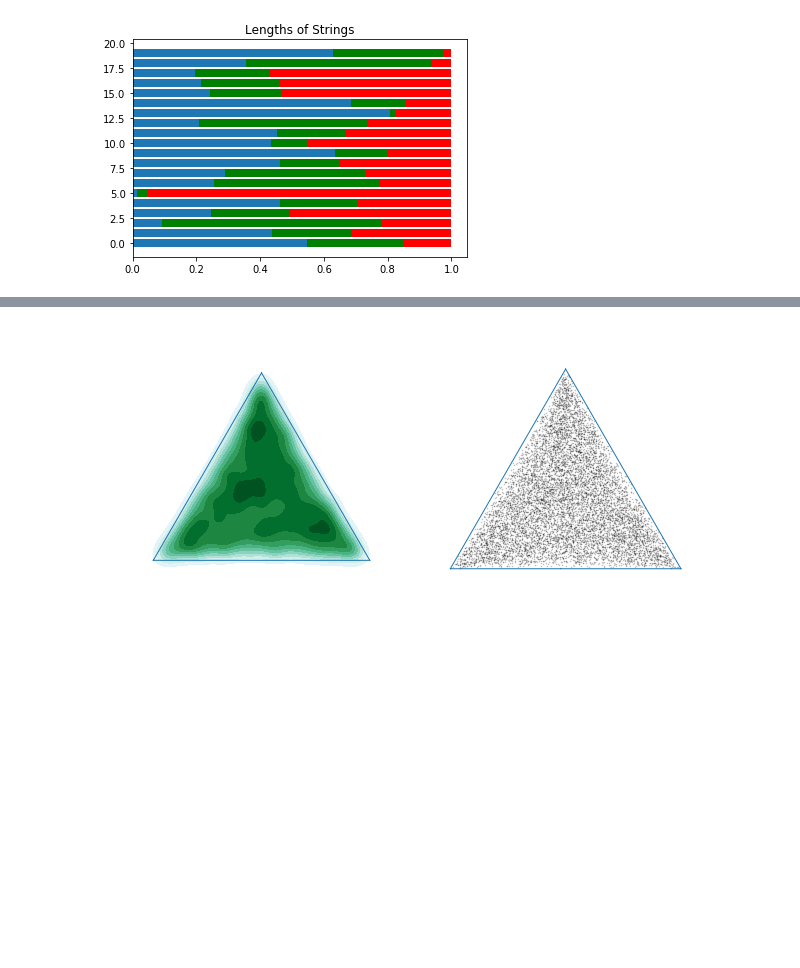
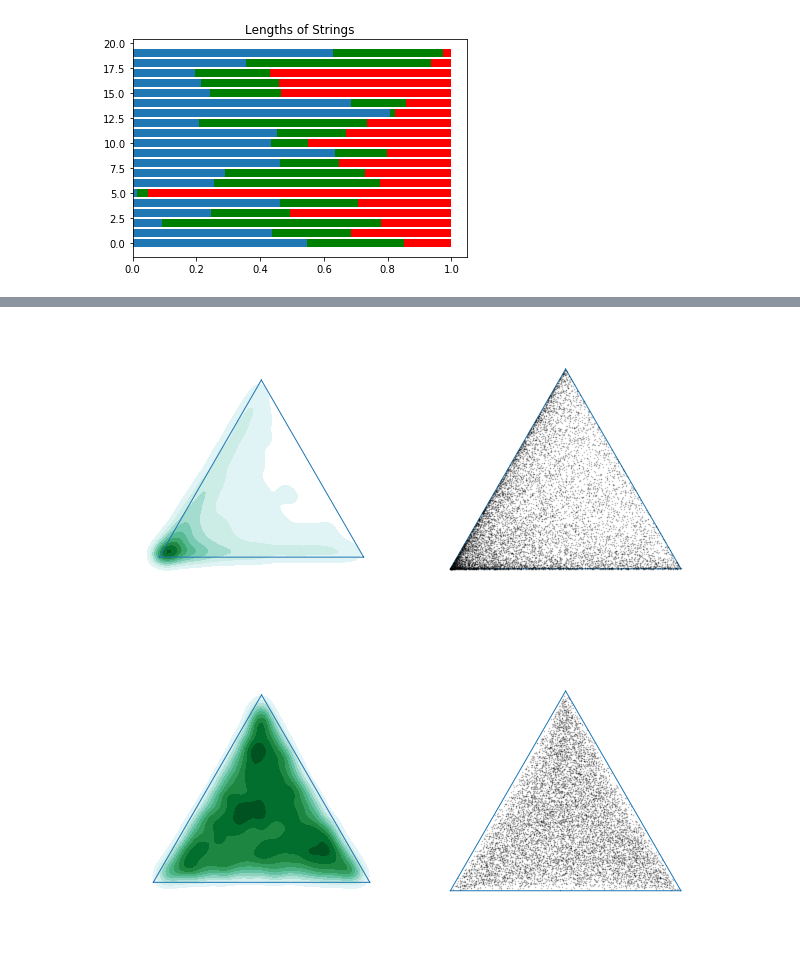
Before and after one commit to junpenglao/Planet_Sakaar_Data_Science, a Jupyter notebook: Miscellaneous/Softmax normal compare with Dirichlet.ipynb, the cells around one changed output, grey strips where cells are left out. Saved outputs shown, nothing was run; the diff lists cells and outputs as text; code cells hidden in the pictures; blank space fills up the shorter version.

```diff
--- a/Miscellaneous/Softmax normal compare with Dirichlet.ipynb
+++ b/Miscellaneous/Softmax normal compare with Dirichlet.ipynb
@@ -75,3 +80,8 @@ plot_points(p, alpha=.25)
+# %%
+p = st.dirichlet.rvs((1, .5, .5), 10000)
+plot_points(p, alpha=.25)
+# %% [output]
+[figure, added]
 # %%
 theta = np.random.randn(10000, 3)
 p = softmax(theta)
```
Also changed, not shown: parts of 3 cells of this notebook.
